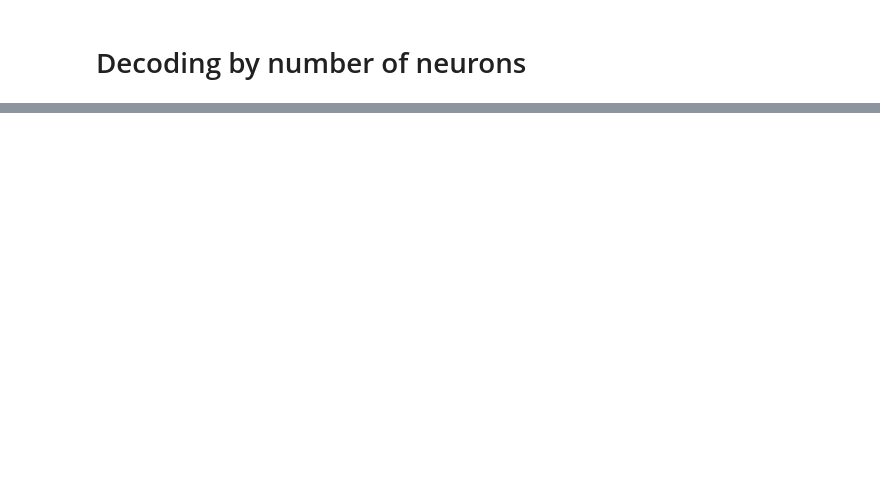
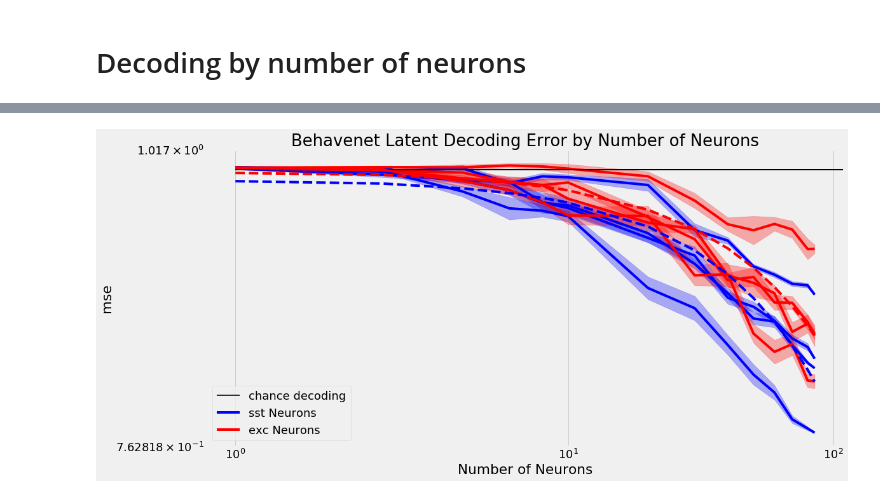
Before and after one commit to yifr/V1-behavior-neurons, a Jupyter notebook: notebooks/decoding_analysis.ipynb, the cells around one changed output, grey strips where cells are left out. Saved outputs shown, nothing was run; the diff lists cells and outputs as text; code cells hidden in the pictures; blank space fills up the shorter version.

```diff
--- a/notebooks/decoding_analysis.ipynb
+++ b/notebooks/decoding_analysis.ipynb
@@ -182,0 +466,62 @@ plt.show()
+# %%
+fig, ax = plt.subplots(figsize=(16,8))
+
+measure = 'mse' # 'mse' for Mean Squared Error or 'r2' for R^2
+best_fit = 'average' # 'average' returns line of best fit values for averaging | 'plot' plots individual lines
+
+chance_norm = True
+best_fits = {}
+for ctype in cell_types:
+    best_fits[ctype] = {}
+
+start_index = 0 # Index to start plotting from
+
+for color, ctype in zip(['blue', 'red'], cell_types):
+    best_fits[ctype]['line'] = []
+    best_fits[ctype]['slope'] = []
+
+    for i in range(4):
+        data = data_dict[i][ctype][measure]
+
+        std_error = np.array([stats.sem(data[k]) for k in data])[start_index:]
+        avg_errors = avg_dict(data)[start_index:]
+
+        if chance_norm:
+            chance = avg_dict(data_dict[i][ctype]['chance'])
+            avg_errors /= chance
+            std_error /= chance
+
+            ax.axhline(y=1, xmin=0.045, color='black', linewidth=2, alpha=0.8, label='chance decoding')
+
+        slope, abline_vals = plot_log(avg_errors,
+                                      sample_sizes[start_index:],
+                                      ax,
+                                      std_error=std_error,
+                                      best_fit=best_fit,
+                                      measure=measure,
+                                      label='{} Neurons'.format(ctype), color=color)
+
+        best_fits[ctype]['line'].append(abline_vals)
+        best_fits[ctype]['slope'].append(slope)
+
+
+# Average line of best fit
+if best_fit == 'average':
+    sst_slope = np.mean(best_fits['sst']['slope'])
+    abline_values = np.mean(best_fits['sst']['line'], axis=0)
+    #label=r'sst Average Line of Best Fit, $\alpha=%.3f$'%(sst_slope)
+    ax.plot(sample_sizes[start_index:], abline_values, '--', color='blue')
+
+    exc_slope = np.mean(best_fits['exc']['slope'])
+    abline_values = np.mean(best_fits['exc']['line'], axis=0)
+    # label=r'exc Average Line of Best Fit, $\alpha=%.3f$'%(exc_slope)
+    ax.plot(sample_sizes[start_index:], abline_values, '--', color='red')
+
+
+# Remove duplicates from legend
+handles, labels = plt.gca().get_legend_handles_labels()
+by_label = dict(zip(labels, handles))
+plt.legend(by_label.values(), by_label.keys())
+plt.show()
+# %% [output]
+[figure, added]
```
Also changed, not shown: parts of 36 cells of this notebook, 13 other files.
